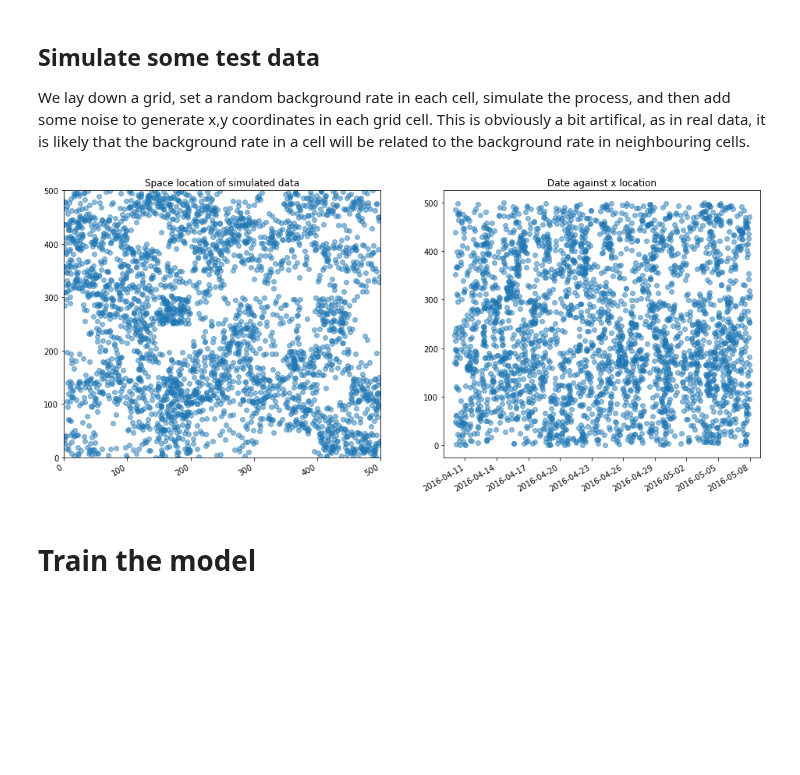
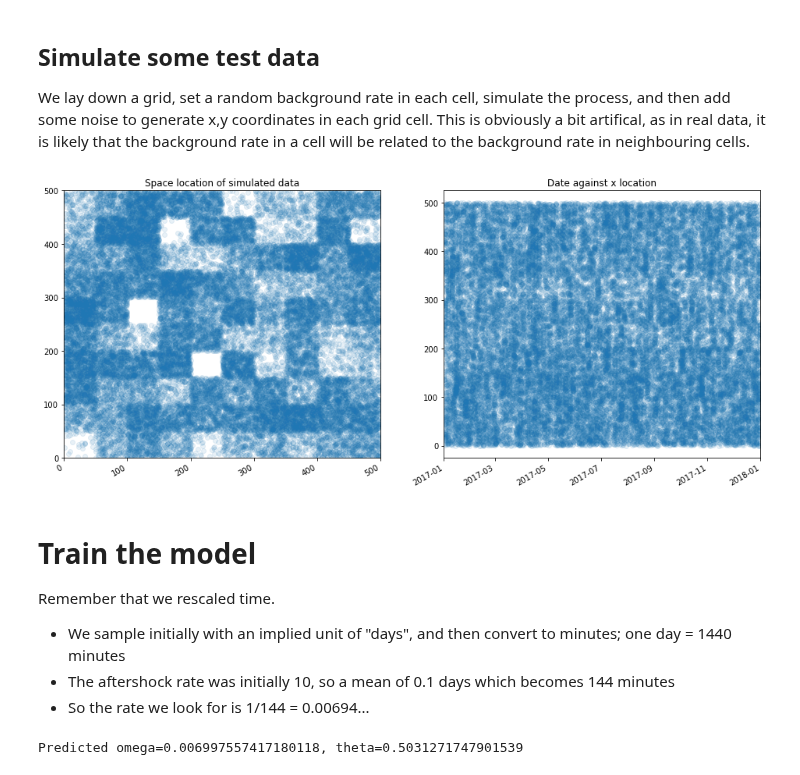
Before and after one commit to QuantCrimAtLeeds/PredictCode, a Jupyter notebook: Self-exciting point processes 2.ipynb, the cells around one changed output. Cells and saved outputs as stored; diff of their text form; code cells hidden in the pictures; blank space fills up the shorter version.

```diff
--- a/Self-exciting point processes 2.ipynb
+++ b/Self-exciting point processes 2.ipynb
@@ -96,32 +96,41 @@ We lay down a grid, set a random background rate in each cell, simulate the proc
 import open_cp.sources.sepp as source_sepp
 
 rates = np.random.random(size=(10,10))
+#rates = np.zeros((10,10)) + 0.5
 simulation = source_sepp.GridHawkesProcess(rates, 0.5, 10)
-points = simulation.sample_to_randomised_grid(0, 30, grid_size=50)
-time_unit = source_sepp.make_time_unit(datetime.timedelta(days=28)) / 30
-timed_points = source_sepp.scale_to_real_time(points, datetime.datetime(2016,4,10,0,0),
+points = simulation.sample_to_randomised_grid(0, 365, grid_size=50)
+time_unit = source_sepp.make_time_unit(datetime.timedelta(days=1))
+timed_points = source_sepp.scale_to_real_time(points, datetime.datetime(2017,1,1),
     time_unit)
 # %%
 fig, ax = plt.subplots(ncols=2, figsize=(16,7))
 
-ax[0].scatter(timed_points.xcoords, timed_points.ycoords, alpha=0.5)
+ax[0].scatter(timed_points.xcoords, timed_points.ycoords, alpha=0.1)
 ax[0].set_title("Space location of simulated data")
 ax[0].set(xlim=[0,500], ylim=[0,500])
 
 times = timed_points.times_datetime()
-ax[1].scatter(times, timed_points.xcoords, alpha=0.5)
-ax[1].set_xlim([datetime.datetime(2016,4,9), datetime.datetime(2016,5,9)])
+ax[1].scatter(times, timed_points.xcoords, alpha=0.1)
+ax[1].set_xlim([datetime.datetime(2017,1,1), datetime.datetime(2018,1,1)])
 ax[1].set_title("Date against x location")
 fig.autofmt_xdate()
 None
 # %% [output]
-[figure, old version]
+[figure, new version]
-# %% [markdown]
-# Train the model
+# %% [markdown]
+# Train the model
+
+Remember that we rescaled time.
+- We sample initially with an implied unit of "days", and then convert to minutes; one day = 1440 minutes
+- The aftershock rate was initially 10, so a mean of 0.1 days which becomes 144 minutes
+- So the rate we look for is 1/144 = 0.00694...
 # %%
 import open_cp.seppexp as sepp
 # %%
 region = open_cp.RectangularRegion(xmin=0, xmax=500, ymin=0, ymax=500)
 trainer = sepp.SEPPTrainer(region, grid_size=50)
 trainer.data = timed_points
-predictor = trainer.train()
+predictor = trainer.train(iterations=200)
+print("Predicted omega={}, theta={}".format(predictor.omega, predictor.theta))
+# %% [output]
+Predicted omega=0.006997557417180118, theta=0.5031271747901539
```
Also changed, not shown: parts of 1 cell of this notebook, 2 other files.
